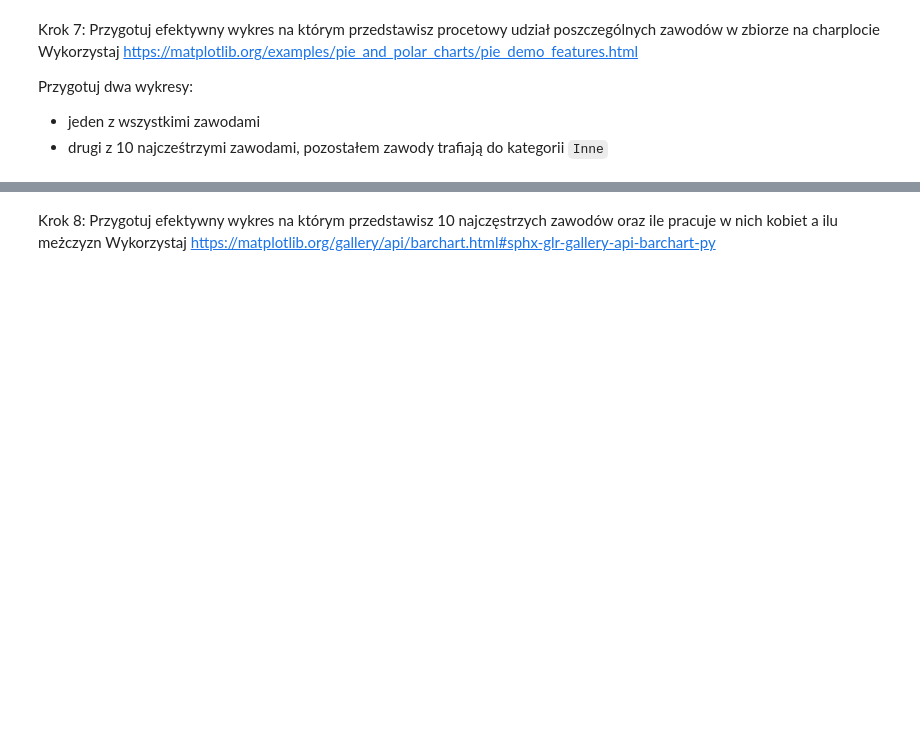
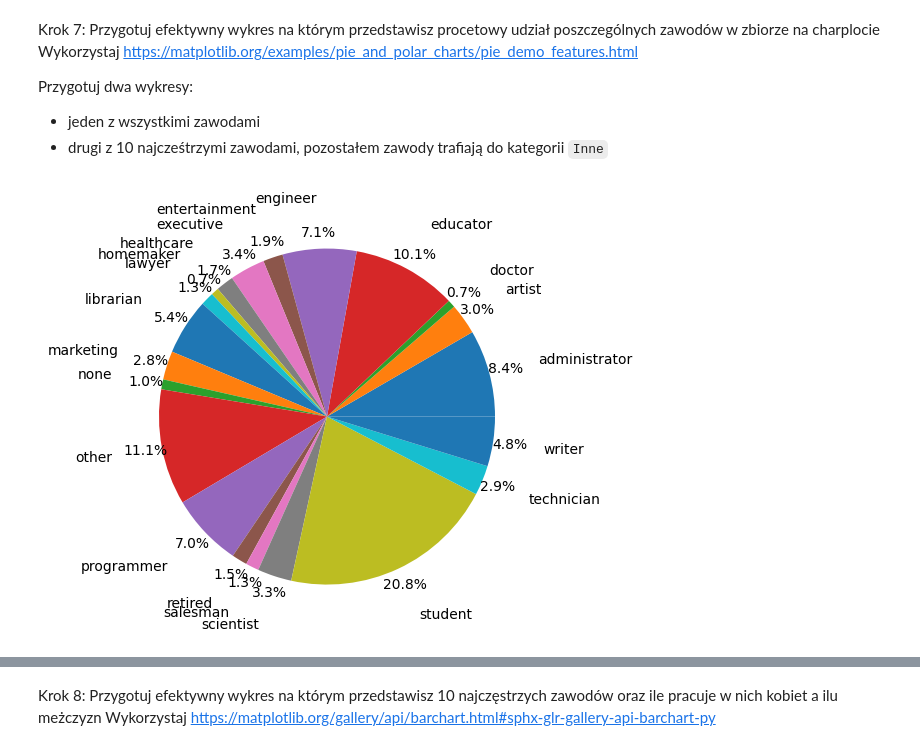
Before and after one commit to ppurs/effective_python_lab, a Jupyter notebook: lab12.ipynb, the cells around one changed output, grey strips where cells are left out. Drawn from its saved outputs; the diff is of its cells as text; code cells hidden in the pictures; blank space fills up the shorter version.

```diff
--- a/lab12.ipynb
+++ b/lab12.ipynb
@@ -220,4 +224,6 @@ Najczęściej występuje imię: Jacob
 # %% [markdown]
 Krok 1: Wczytaj dane
+# %%
+occupation_data = pd.read_csv('lab12_files/ocupation.csv', sep='|')
 # %% [markdown]
 Krok 2: Podejrzyj pierwsze 25 rekordów
@@ -236,3 +290,17 @@ Wykorzystaj https://matplotlib.org/examples/pie_and_polar_charts/pie_demo_featur
 Przygotuj dwa wykresy:
 - jeden z wszystkimi zawodami
 - drugi z 10 najcześtrzymi zawodami, pozostałem zawody trafiają do kategorii `Inne`
+# %%
+fig1, ax1 = plt.subplots()
+
+occupation_details = occupation_data.groupby('occupation').size()
+
+labels = occupation_details.keys()
+sizes = occupation_details.values/sum(occupation_details.values)
+
+ax1.pie(sizes, labels=labels, autopct='%1.1f%%', labeldistance=1.3, pctdistance=1.1)
+ax1.axis('equal')
+
+plt.show()
+# %% [output]
+[figure, added]
```
Also changed, not shown: parts of 10 cells of this notebook.
